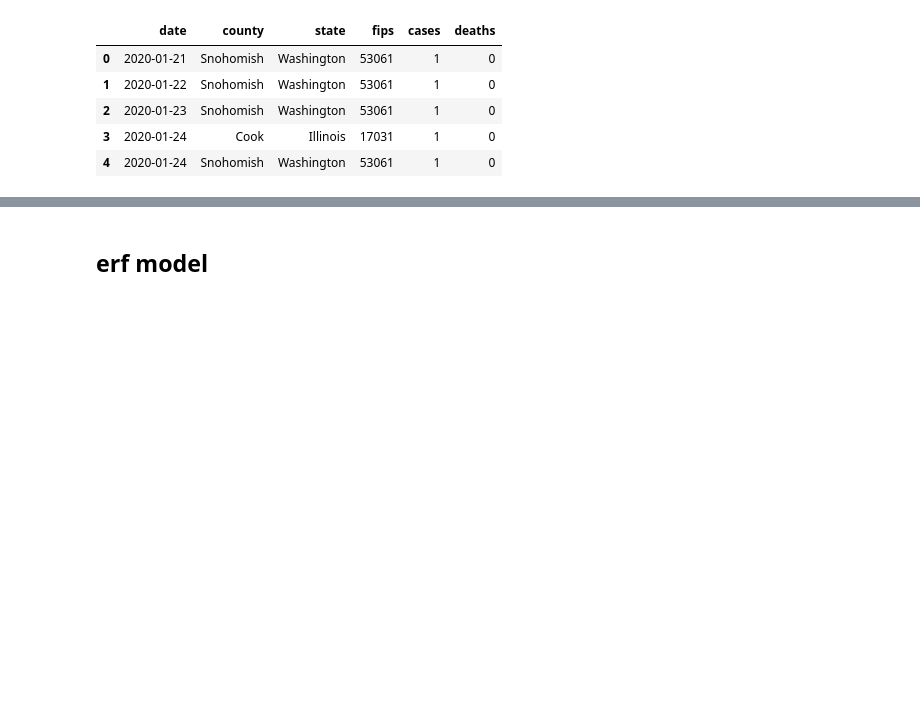
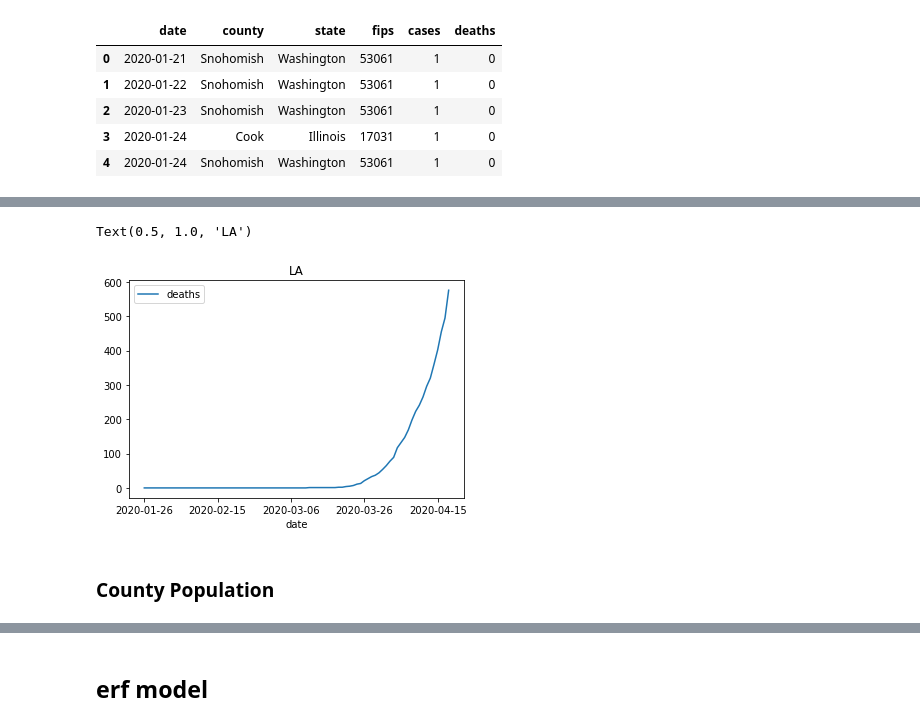
Before and after one commit to danielnee2/SKTW, a Jupyter notebook: exploratory/models_exploreSEIR_YLN.ipynb, the cells around one changed output, grey strips where cells are left out. Saved outputs shown, nothing was run; the diff lists cells and outputs as text; code cells hidden in the pictures; blank space fills up the shorter version.

```diff
--- a/exploratory/models_exploreSEIR_YLN.ipynb
+++ b/exploratory/models_exploreSEIR_YLN.ipynb
@@ -339,0 +380,8 @@ NYT_notna_grpby.head().sort_values(by=['date'])[:20]
+# %%
+#  Death of LA'
+ax = plt.gca()
+NYT_notna[(NYT_notna['county'] == 'Los Angeles')].plot(kind='line', x='date',y='deaths', ax = ax)
+plt.title('LA')
+# %% [output]
+Text(0.5, 1.0, 'LA')
+[figure, added]
@@ -339,0 +390,2 @@ NYT_notna_grpby.head().sort_values(by=['date'])[:20]
+# %% [markdown]
+### County Population
```
Also changed, not shown: parts of 106 cells of this notebook, 1 other file.
